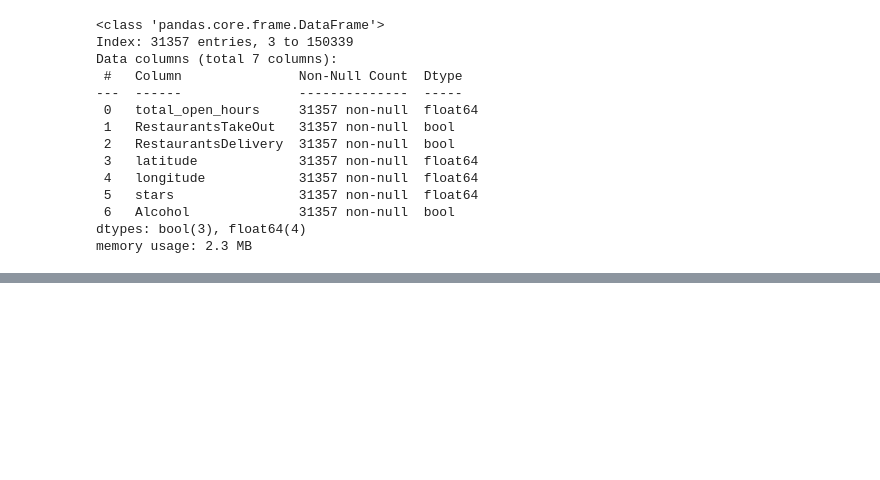
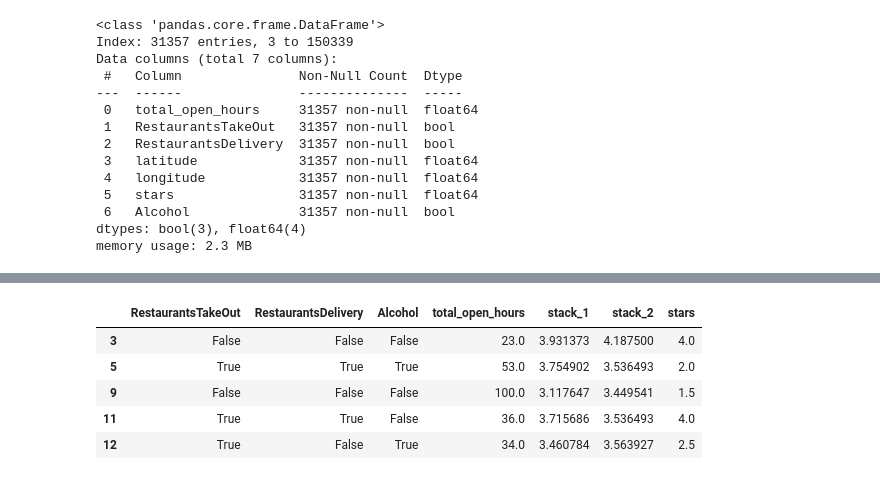
Before and after one commit to siddhi-bansal/ml-final-project, a Jupyter notebook: final_project.ipynb, the cells around one changed output, grey strips where cells are left out. Saved outputs shown, nothing was run; the diff lists cells and outputs as text; code cells hidden in the pictures; blank space fills up the shorter version.

```diff
--- a/final_project.ipynb
+++ b/final_project.ipynb
@@ -271,0 +270,19 @@ df.head()
+# %%
+from sklearn.tree import DecisionTreeRegressor
+regressor = DecisionTreeRegressor(random_state=0, max_depth=10)
+X = df.loc[:, df.columns != 'stars']
+y = df.loc[:, 'stars']
+regressor.fit(X, y)
+y_pred = regressor.predict(X)
+df['stack_2'] = y_pred
+df = df[['RestaurantsTakeOut', 'RestaurantsDelivery', 'Alcohol', 'total_open_hours', 'stack_1', 'stack_2', 'stars']]
+# at this point, df is the final dataframe we are using (need to do CV for stack_1 and stack_2 models)
+# %%
+df.head()
+# %% [output]
+|  | RestaurantsTakeOut | RestaurantsDelivery | Alcohol | total_open_hours | stack_1 | stack_2 | stars |
+| 3 | False | False | False | 23.0 | 3.931373 | 4.187500 | 4.0 |
+| 5 | True | True | True | 53.0 | 3.754902 | 3.536493 | 2.0 |
+| 9 | False | False | False | 100.0 | 3.117647 | 3.449541 | 1.5 |
+| 11 | True | True | False | 36.0 | 3.715686 | 3.536493 | 4.0 |
+| 12 | True | False | True | 34.0 | 3.460784 | 3.563927 | 2.5 |
```
Also changed, not shown: parts of 1 cell of this notebook.
